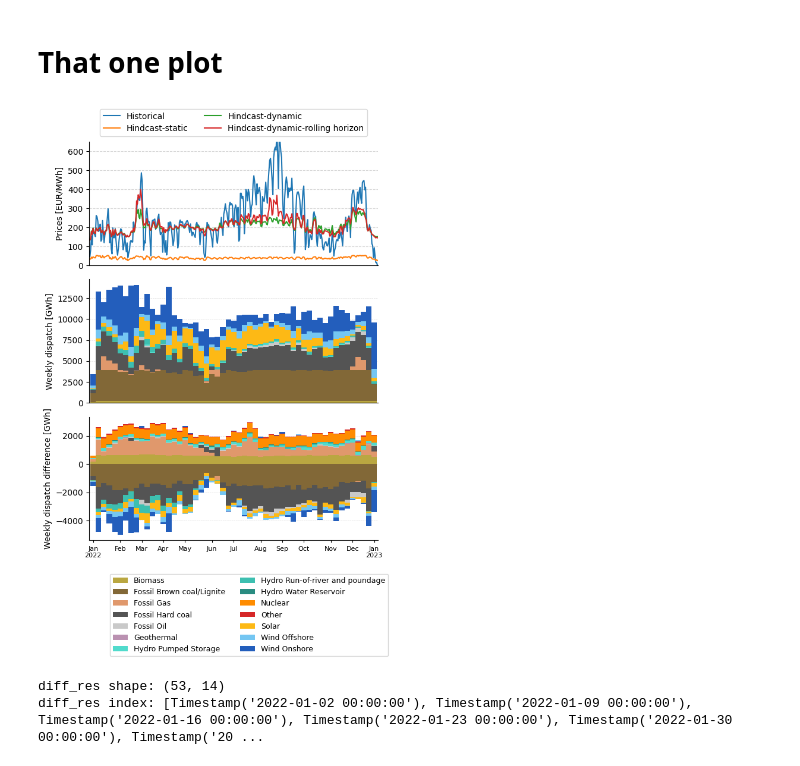
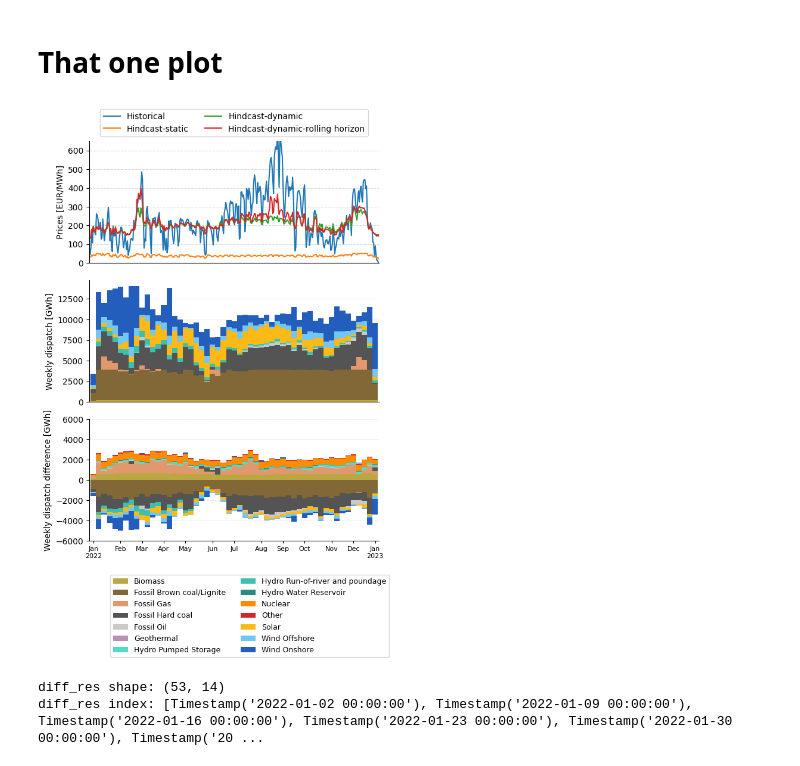
Before and after one commit to marco-saretta/pypsa-network-analyzer, a Jupyter notebook: notebooks/plotting_playground_DE.ipynb, the cells around one changed output. Saved outputs shown, nothing was run; the diff lists cells and outputs as text; code cells hidden in the pictures.

```diff
--- a/notebooks/plotting_playground_DE.ipynb
+++ b/notebooks/plotting_playground_DE.ipynb
@@ -324,3 +342,6 @@ entsoe_clean.head()
 | 2022-01-01 02:00:00 | 4.263000 | 3.504750 | 3.414000 | 2.023750 | 0.279 | 0.027 | ... |
 | 2022-01-01 03:00:00 | 4.267250 | 3.537500 | 3.428750 | 2.013250 | 0.279 | 0.027 | ... |
 | 2022-01-01 04:00:00 | 4.280250 | 3.767000 | 3.421250 | 2.014000 | 0.279 | 0.027 | ... |
+# %%
+entsoe_clean = entsoe_clean.T.groupby(level=0).sum().T
+entsoe_clean.head()
@@ -486,34 +530,35 @@ prev_month = None
 for i, ts in enumerate(diff_timestamps):
     if ts.month != prev_month:
         tick_positions.append(i)
         tick_labels.append(ts.strftime("%b\n%Y") if (ts.month == 1 or prev_month is None) else ts.strftime("%b"))
         prev_month = ts.month
 
 axs[2].set_xticks(tick_positions)
 axs[2].set_xticklabels(tick_labels, fontsize=8, rotation=0, ha="center")
 axs[2].tick_params(axis='x', length=3)
+axs[2].set_ylim(bottom=-6000, top=6000)
 
 # Remove top and right spines
 for ax in axs:
     ax.spines["top"].set_visible(False)
     ax.spines["right"].set_visible(False)
 
 # Legend below figure
 handles, labels = axs[2].get_legend_handles_labels()
 fig.legend(
     handles, labels,
     loc="lower center",
     ncol=2,
     bbox_to_anchor=(0.6, -0.2),
     frameon=True,
     fontsize=9,
 )
 
 plt.tight_layout()
 #plt.subplots_adjust(bottom=0.2)
 plt.show()
 # %% [output]
-[figure, old version]
+[figure, new version]
 # %%
 print("diff_res shape:", diff_res.shape)
 print("diff_res index:", diff_res.index.tolist())
```
Also changed, not shown: parts of 4 cells of this notebook, 1 other file.
